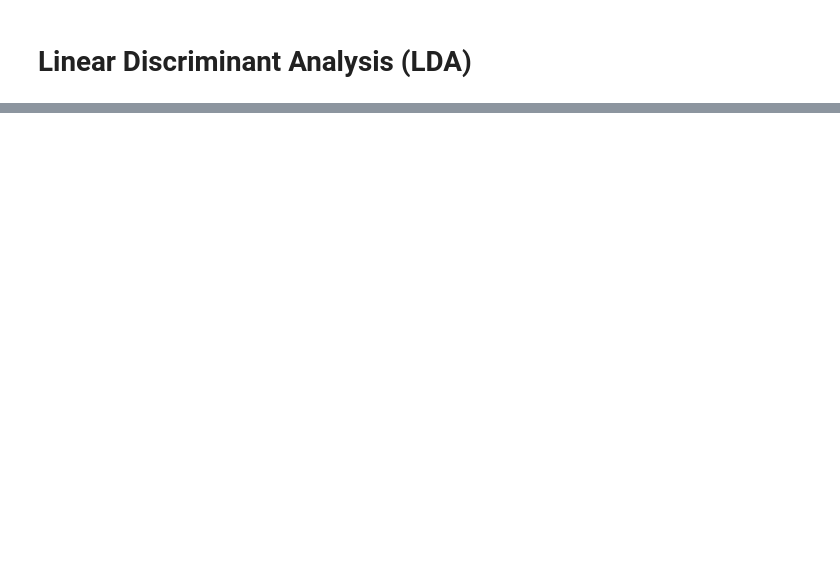
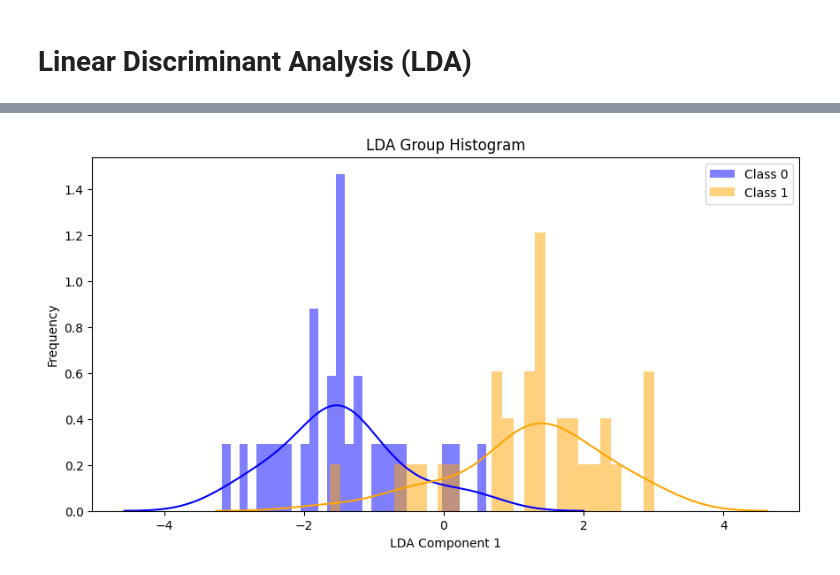
Before and after one commit to babli18/MKT---Consumer-And-Brand-Research, a Jupyter notebook: stp_tools.ipynb, the cells around one changed output, grey strips where cells are left out. Saved outputs shown, nothing was run; the diff lists cells and outputs as text; code cells hidden in the pictures; blank space fills up the shorter version.

```diff
--- a/stp_tools.ipynb
+++ b/stp_tools.ipynb
@@ -142,0 +152,4 @@ plt.show()
+# %%
+# Split the data frame into Features i.e X and Target i.e y
+X = df[['GMAT','GPA']]
+y = df['De']
@@ -142,0 +178,19 @@ plt.show()
+# %%
+# Plot group histogram
+lda_transformed = lda.transform(X) # Transforming the features(X i.e GPa and GMAT) into LDA space
+#lda_transformed = lda.transform(X_normalized)
+
+#plotting histogram
+plt.figure(figsize=(10, 5))
+plt.subplots_adjust(left=0.1, right=0.9, top=0.9, bottom=0.1)
+plt.hist(lda_transformed[y == 0],bins=30, alpha=0.5, label='Class 0', color='blue', density=True)
+plt.hist(lda_transformed[y == 1],bins=30, alpha=0.5, label='Class 1', color='orange', density=True)
+sns.kdeplot(lda_transformed[y == 0].flatten(), color='blue')
+sns.kdeplot(lda_transformed[y == 1].flatten(), color='orange')
+plt.legend()
+plt.title('LDA Group Histogram')
+plt.xlabel('LDA Component 1')
+plt.ylabel('Frequency')
+plt.show()
+# %% [output]
+[figure, added]
```
Also changed, not shown: parts of 17 cells of this notebook.
